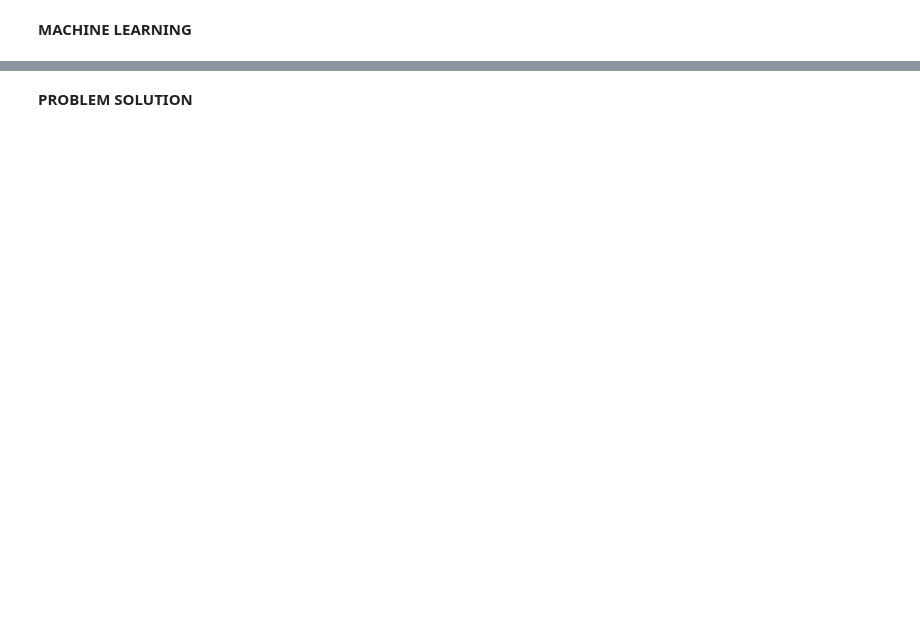
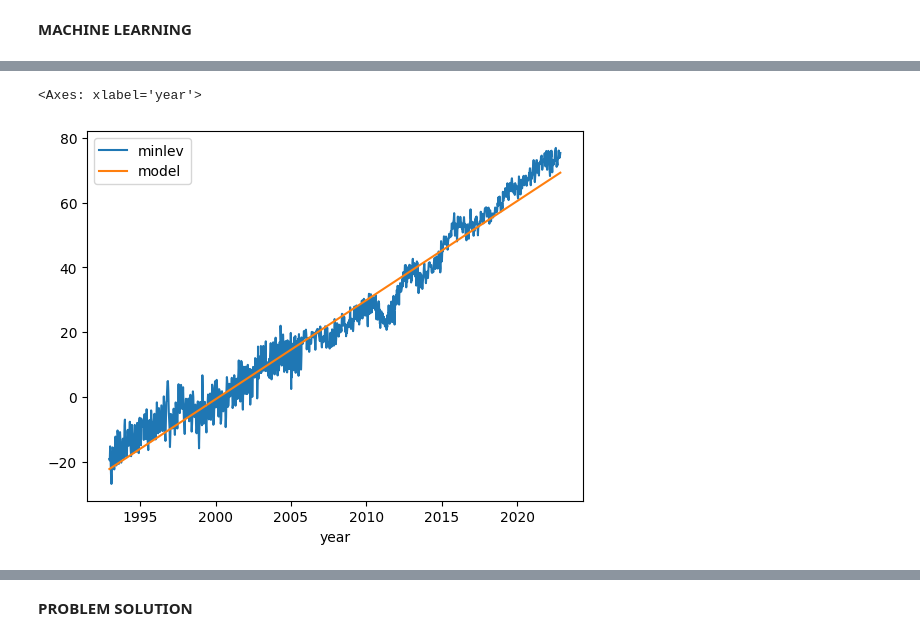
Before and after one commit to ReidelVichot/DSTEP23, a Jupyter notebook: week_1/dstep23_slr.ipynb, the cells around one changed output, grey strips where cells are left out. Cells and saved outputs as stored; diff of their text form; code cells hidden in the pictures; blank space fills up the shorter version.

```diff
--- a/week_1/dstep23_slr.ipynb
+++ b/week_1/dstep23_slr.ipynb
@@ -26,2 +140,6 @@ data["year"]
 # %% [markdown]
 **MACHINE LEARNING**
+# %%
+import numpy as np
+params = np.polyfit(data["year"], data["minlev"], 1)
+params_sq = np.polyfit(data["year"], data["minlev"], 2)
@@ -27,0 +150,6 @@ data["year"]
+# %%
+model = params[0] * data["year"] + params[1]
+model_sq = params_sq[0] * data["year"]**2 + params_sq[1]*data["year"] + params_sq[2]
+# %%
+data["model"] = model
+data["model_sq"] = model_sq
@@ -27,0 +172,5 @@ data["year"]
+# %%
+data.plot("year", ["minlev", "model"])
+# %% [output]
+<Axes: xlabel='year'>
+[figure, added]
```
Also changed, not shown: parts of 21 cells of this notebook.
